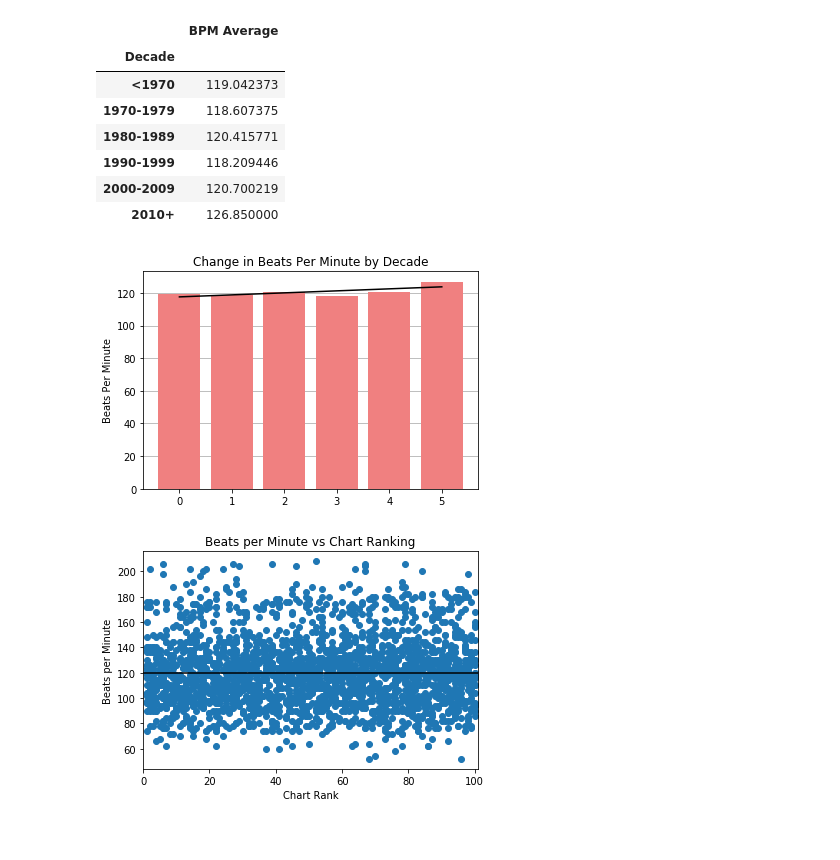
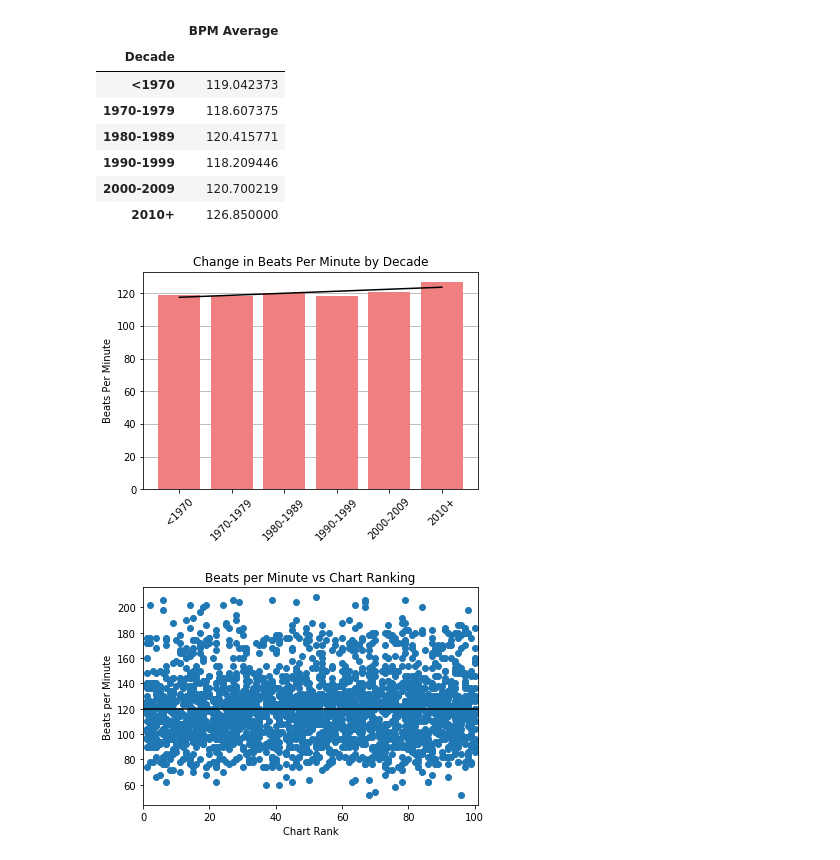
Before and after one commit to kimberly-erin/RockPy, a Jupyter notebook: BPM_analysis.ipynb, the cells around one changed output. Cells and saved outputs as stored; diff of their text form; code cells hidden in the pictures.

```diff
--- a/BPM_analysis.ipynb
+++ b/BPM_analysis.ipynb
@@ -105,27 +105,27 @@ bpm_decade_df
 # %%
 #Bar Chart of BPM and Decades
 x_axis=np.arange(6)
 (slope, intercept, _,_ , _) = stats.linregress(np.arange(6), bpm_decade_df["BPM Average"])
 fit = slope * x_axis + intercept
 plt.plot(fit, color="black")
 
 plt.bar(x_axis, bpm_decade_df["BPM Average"], color="lightcoral")
 #bpm_by_decade = bpm_decade_df.plot(kind="bar", legend= False, rot=45)
 ax = plt.axes()
 ax.yaxis.grid()
 ax.set_axisbelow(True)
-
+plt.xticks(x_axis,group_names, rotation=45)
 #calc the trendline
 #slope, intercept, r_value, p_value, std_err = stats.linregress(decade_groups,decade_average)
 # the line equation:
 #print "y=%.6fx+(%.6f)"%(z[0],z[1])
 # Set a title for the chart
 plt.ylabel("Beats Per Minute")
 plt.title("Change in Beats Per Minute by Decade")
 plt.savefig("bpm_decade.png")
 plt.show()
 # %% [output]
-[figure, old version]
+[figure, new version]
 # %%
 #Scatterplot Rank vs Beats per minute
 #plt.figure(figsize=(15,10))
```
Also changed, not shown: 1 other file.
